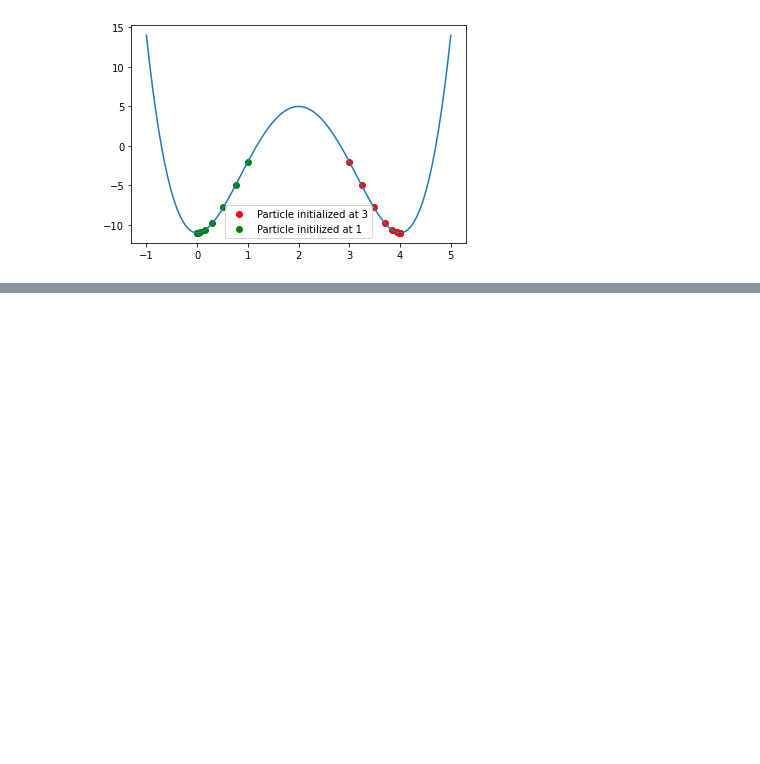
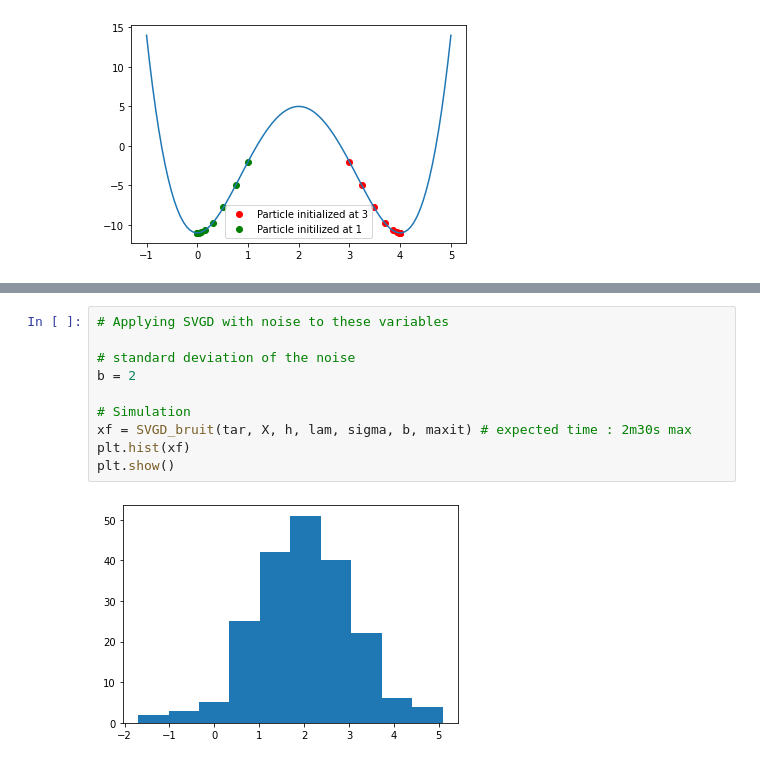
Before and after one commit to elfirdoussilab1/SVGD, a Jupyter notebook: Sampling_methods.ipynb, the cells around one changed output, grey strips where cells are left out. Drawn from its saved outputs; the diff is of its cells as text; blank space fills up the shorter version.

Commit message:
noise in SVGD

```diff
--- a/Sampling_methods.ipynb
+++ b/Sampling_methods.ipynb
@@ -293,0 +346,12 @@ print(np.argmin(F))
+# %%
+# Applying SVGD with noise to these variables
+
+# standard deviation of the noise
+b = 2
+
+# Simulation
+xf = SVGD_bruit(tar, X, h, lam, sigma, b, maxit) # expected time : 2m30s max
+plt.hist(xf)
+plt.show()
+# %% [output]
+[figure, added]
```
Also changed, not shown: parts of 28 cells of this notebook, 1 other file.
